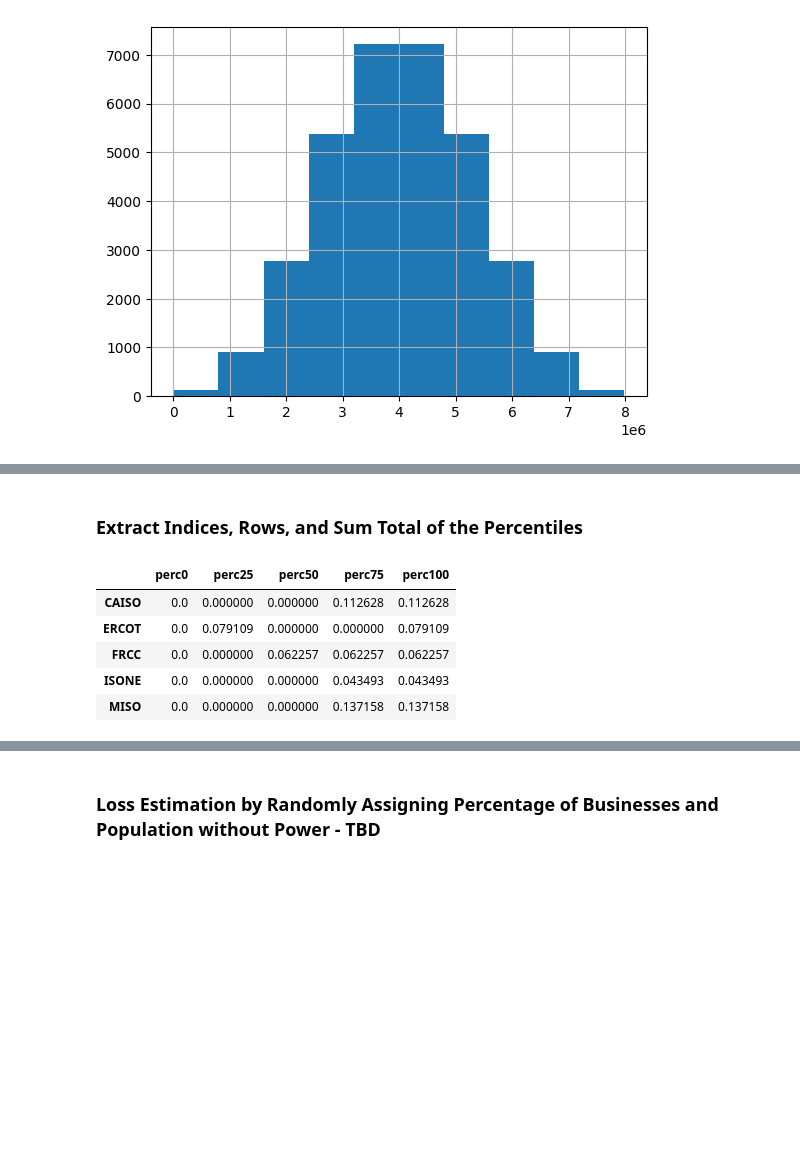
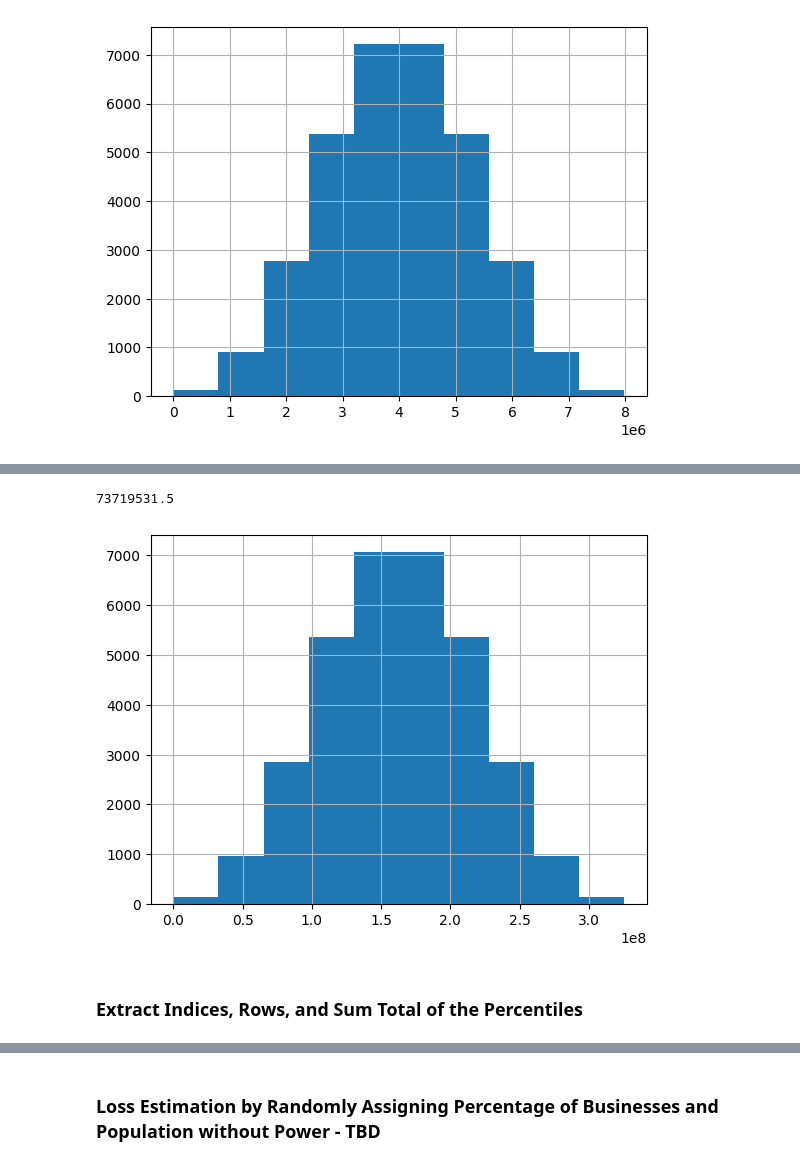
Before and after one commit to denniesbor/spwio, a Jupyter notebook: notebooks/scenario_modeling.ipynb, the cells around one changed output, grey strips where cells are left out. Saved outputs shown, nothing was run; the diff lists cells and outputs as text; code cells hidden in the pictures; blank space fills up the shorter version.

```diff
--- a/notebooks/scenario_modeling.ipynb
+++ b/notebooks/scenario_modeling.ipynb
@@ -221,3 +228,9 @@ df_DailyGDP["DailyGDPAgg"].quantile(0.5)
+# %%
+df_POP20["POP20Agg"].hist()
+df_POP20["POP20Agg"].quantile(0.05)
+# %% [output]
+73719531.5
+[figure, added]
 # %% [markdown]
 ### Extract Indices, Rows, and Sum Total of the Percentiles
 # %%
@@ -256,10 +269,6 @@ pop_perc.columns = column_names
 pop_perc.drop(data_agg, inplace=True)
 
 pop_perc.head(5)
+
+# save the percentages
+pop_perc.to_csv(os.path.join(data_path, "pop_perc.csv"))
-# %% [output]
-|  | perc0 | perc25 | perc50 | perc75 | perc100 |
-| CAISO | 0.0 | 0.000000 | 0.000000 | 0.112628 | 0.112628 |
-| ERCOT | 0.0 | 0.079109 | 0.000000 | 0.000000 | 0.079109 |
-| FRCC | 0.0 | 0.000000 | 0.062257 | 0.062257 | 0.062257 |
-| ISONE | 0.0 | 0.000000 | 0.000000 | 0.043493 | 0.043493 |
-| MISO | 0.0 | 0.000000 | 0.000000 | 0.137158 | 0.137158 |
```
Also changed, not shown: parts of 14 cells of this notebook.
